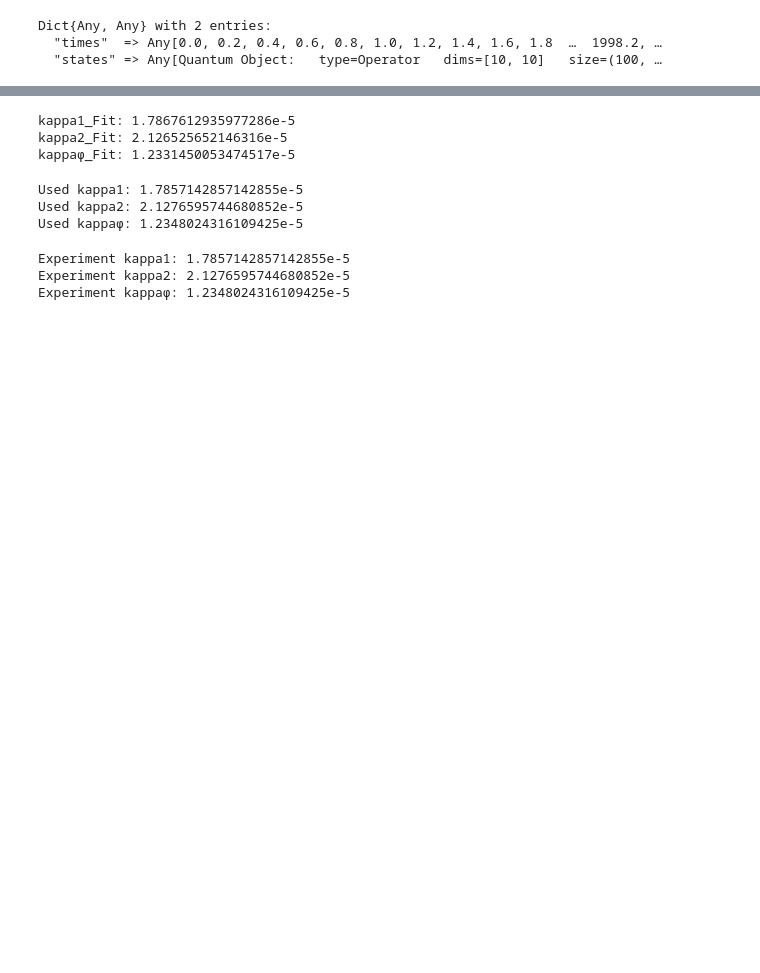
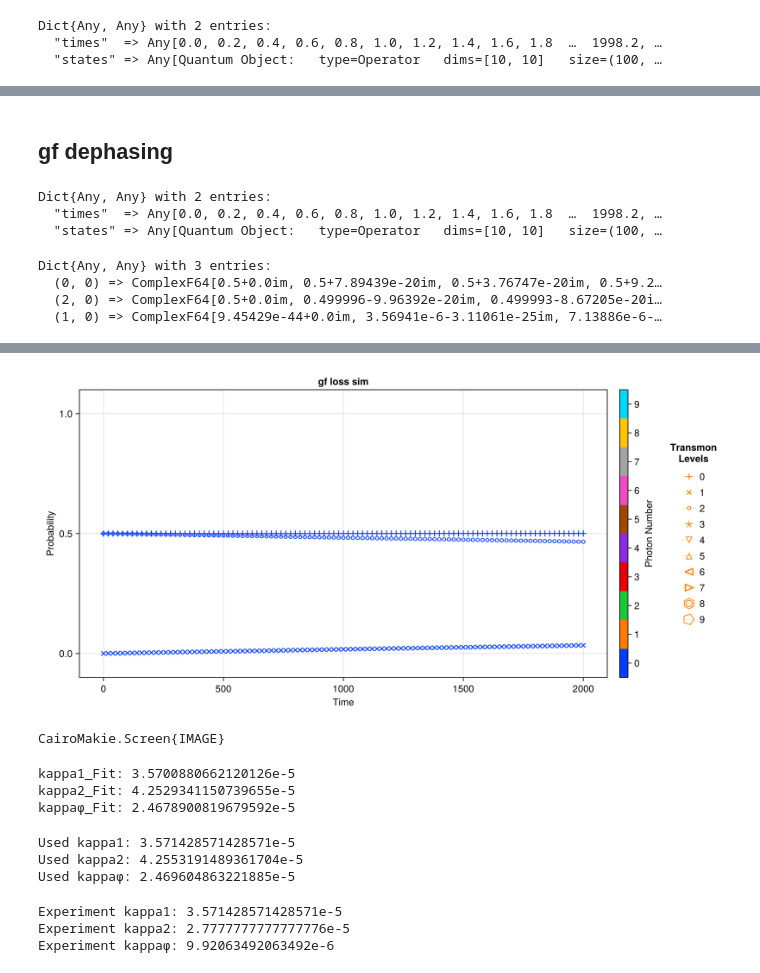
Before and after one commit to chakramlab/CavityModeDriveSimulations, a Jupyter notebook: UsingJuliaBase/CheckingCollapseAndDephasingOps/CheckingCollapseAndDephasingOps.ipynb, the cells around one changed output, grey strips where cells are left out. Drawn from its saved outputs; the diff is of its cells as text; code cells hidden in the pictures; blank space fills up the shorter version.

```diff
--- a/UsingJuliaBase/CheckingCollapseAndDephasingOps/CheckingCollapseAndDephasingOps.ipynb
+++ b/UsingJuliaBase/CheckingCollapseAndDephasingOps/CheckingCollapseAndDephasingOps.ipynb
@@ -74,0 +127,21 @@ kappa2_Fit = LF.curve_fit(to_fit, x, y, [1e-6]).param[1];
+# %% [markdown]
+## gf dephasing
+# %%
+CandD_Check_gf = SC.Utils.LoadRunResults("Data/CheckingCollapseAndDephasing_with_2_gf_sqrt.nc", cube_order = ["CheckingCollapseAndDephasing_with_2_gf_sqrt"])
+# %% [output]
+Dict{Any, Any} with 2 entries:
+  "times"  => Any[0.0, 0.2, 0.4, 0.6, 0.8, 1.0, 1.2, 1.4, 1.6, 1.8  …  1998.2, …
+  "states" => Any[Quantum Object:   type=Operator   dims=[10, 10]   size=(100, …
+# %%
+Proj_Ops_Temp_gf = SC.Utils.Get_Projection_Ops(Dict{Any, Any}((0,0) => Mode3.dressed_states[(0,0)], (1,0) => Mode3.dressed_states[(1,0)], (2,0) => Mode3.dressed_states[(2,0)]))
+
+EVs_gf = SC.Utils.Get_EVs(CandD_Check_gf["states"], Proj_Ops_Temp_gf)
+# %% [output]
+Dict{Any, Any} with 3 entries:
+  (0, 0) => ComplexF64[0.5+0.0im, 0.5+7.89439e-20im, 0.5+3.76747e-20im, 0.5+9.2…
+  (2, 0) => ComplexF64[0.5+0.0im, 0.499996-9.96392e-20im, 0.499993-8.67205e-20i…
+  (1, 0) => ComplexF64[9.45429e-44+0.0im, 3.56941e-6-3.11061e-25im, 7.13886e-6-…
+# %%
+axis_kwargs = Dict{Any, Any}("title" => "gf loss sim")
+SC.Dynamics.PlotSingleModeEvolution(Mode3, CandD_Check_gf["times"], EVs_gf, plot_every = 100, axis_kwargs = axis_kwargs)
+# %% [output]
@@ -74,0 +149,2 @@ kappa2_Fit = LF.curve_fit(to_fit, x, y, [1e-6]).param[1];
+[figure, added]
+CairoMakie.Screen{IMAGE}
@@ -75,31 +176,35 @@ kappa2_Fit = LF.curve_fit(to_fit, x, y, [1e-6]).param[1];
 # %%
-println("kappa1_Fit: $kappa1_Fit")
-println("kappa2_Fit: $kappa2_Fit")
+println("kappa1_Fit: $(kappa1_gf_Fit)")
+println("kappa2_Fit: $kappa2_gf_Fit")
 
-kappaϕ_Fit = (kappa2_Fit-kappa1_Fit/2)
-println("kappaϕ_Fit: $kappaϕ_Fit")
+kappaϕ_gf_Fit = (kappa2_gf_Fit-kappa1_gf_Fit/2)
+println("kappaϕ_Fit: $kappaϕ_gf_Fit")
 # %% [output]
-kappa1_Fit: 1.7867612935977286e-5
-kappa2_Fit: 2.126525652146316e-5
-kappaϕ_Fit: 1.2331450053474517e-5
+kappa1_Fit: 3.5700880662120126e-5
+kappa2_Fit: 4.2529341150739655e-5
+kappaϕ_Fit: 2.4678900819679592e-5
 # %%
-println("Used kappa1: $(Mode3.params["kappa_tc"])")
+kappa1_ef = Mode3.params["kappa_tc"]*(2)
+println("Used kappa1: $(kappa1_ef)")
 
-kappa2 = Mode3.params["kappa_tc"]/2 + Mode3.params["kappa_td"]
-println("Used kappa2: $(kappa2)")
+kappaϕ_gf = Mode3.params["kappa_td"]*2
+kappa2_ef = (kappa1_ef)/2 + kappaϕ_gf
+println("Used kappa2: $(kappa2_ef)")
 
-println("Used kappaϕ: $(Mode3.params["kappa_td"])")
+println("Used kappaϕ: $(kappaϕ_gf)")
 # %% [output]
-Used kappa1: 1.7857142857142855e-5
-Used kappa2: 2.1276595744680852e-5
-Used kappaϕ: 1.2348024316109425e-5
+Used kappa1: 3.571428571428571e-5
+Used kappa2: 4.2553191489361704e-5
+Used kappaϕ: 2.469604863221885e-5
 # %%
-println("Experiment kappa1: $(1/56/1000)")
-println("Experiment kappa2: $(1/47/1000)")
+kappa1_ef_exp = 1/28/1000
+kappa2_ef_exp = 1/36/1000
+println("Experiment kappa1: $(kappa1_ef_exp)")
+println("Experiment kappa2: $(kappa2_ef_exp)")
 
-kappaϕ_exp = 1/47/1000 - 1/56/1000/2
+kappaϕ_exp = kappa2_ef_exp - kappa1_ef_exp/2
 println("Experiment kappaϕ: $kappaϕ_exp")
 # %% [output]
-Experiment kappa1: 1.7857142857142855e-5
-Experiment kappa2: 2.1276595744680852e-5
-Experiment kappaϕ: 1.2348024316109425e-5
+Experiment kappa1: 3.571428571428571e-5
+Experiment kappa2: 2.7777777777777776e-5
+Experiment kappaϕ: 9.92063492063492e-6
```
Also changed, not shown: parts of 18 cells of this notebook, 5 other files.
